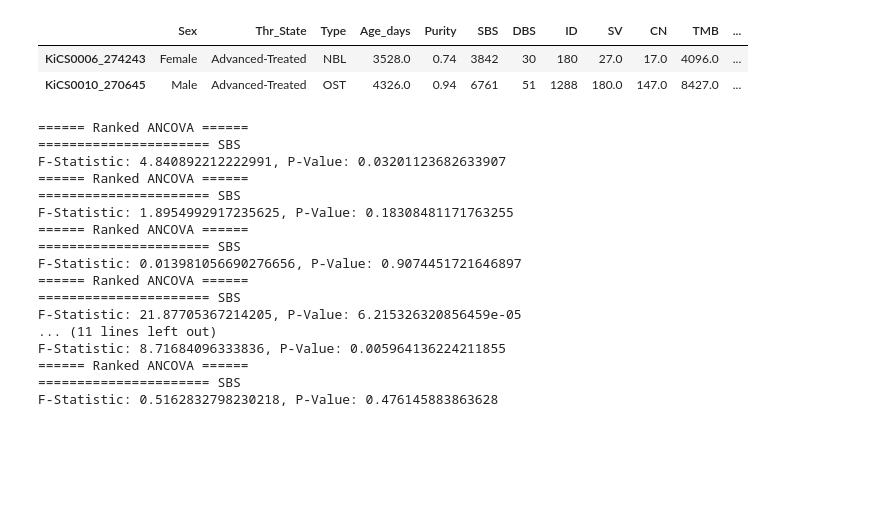
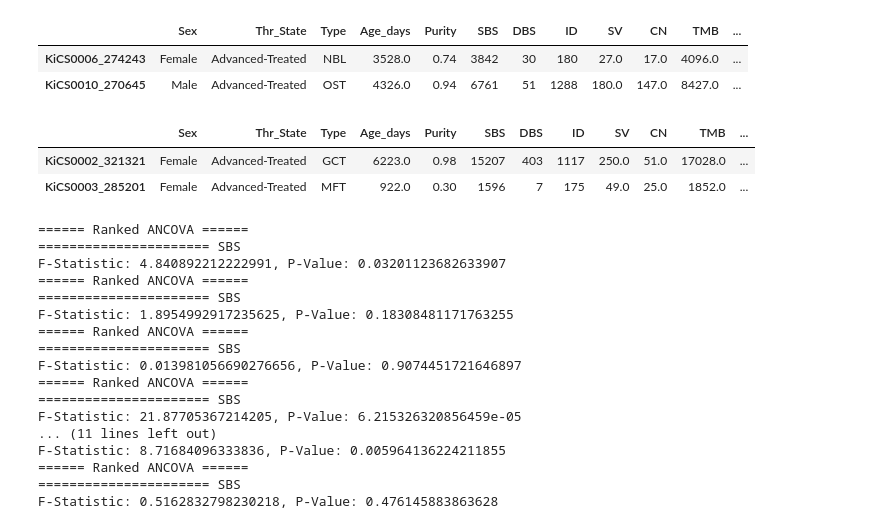
Before and after one commit to shlienlab/mutsigs_therapy, a Jupyter notebook: notebooks/MainFig_2.ipynb, the cells around one changed output. Drawn from its saved outputs; the diff is of its cells as text; code cells hidden in the pictures; blank space fills up the shorter version.

```diff
--- a/notebooks/MainFig_2.ipynb
+++ b/notebooks/MainFig_2.ipynb
@@ -340,6 +340,12 @@ types10_md2.head(2)
 |  | Sex | Thr_State | Type | Age_days | Purity | SBS | DBS | ID | SV | CN | TMB | ... |
 | KiCS0006_274243 | Female | Advanced-Treated | NBL | 3528.0 | 0.74 | 3842 | 30 | 180 | 27.0 | 17.0 | 4096.0 | ... |
 | KiCS0010_270645 | Male | Advanced-Treated | OST | 4326.0 | 0.94 | 6761 | 51 | 1288 | 180.0 | 147.0 | 8427.0 | ... |
+# %%
+kzm_tmb.head(2)
+# %% [output]
+|  | Sex | Thr_State | Type | Age_days | Purity | SBS | DBS | ID | SV | CN | TMB | ... |
+| KiCS0002_321321 | Female | Advanced-Treated | GCT | 6223.0 | 0.98 | 15207 | 403 | 1117 | 250.0 | 51.0 | 17028.0 | ... |
+| KiCS0003_285201 | Female | Advanced-Treated | MFT | 922.0 | 0.30 | 1596 | 7 | 175 | 49.0 | 25.0 | 1852.0 | ... |
 # %%
 def ranked_ancova_type(data, mut_type='SBS'):
     df = data[['Therapy_bin', 'Age_days', 'Sex_bin', 'Purity', mut_type]]
```
Also changed, not shown: parts of 3 cells of this notebook, 1 other file.
